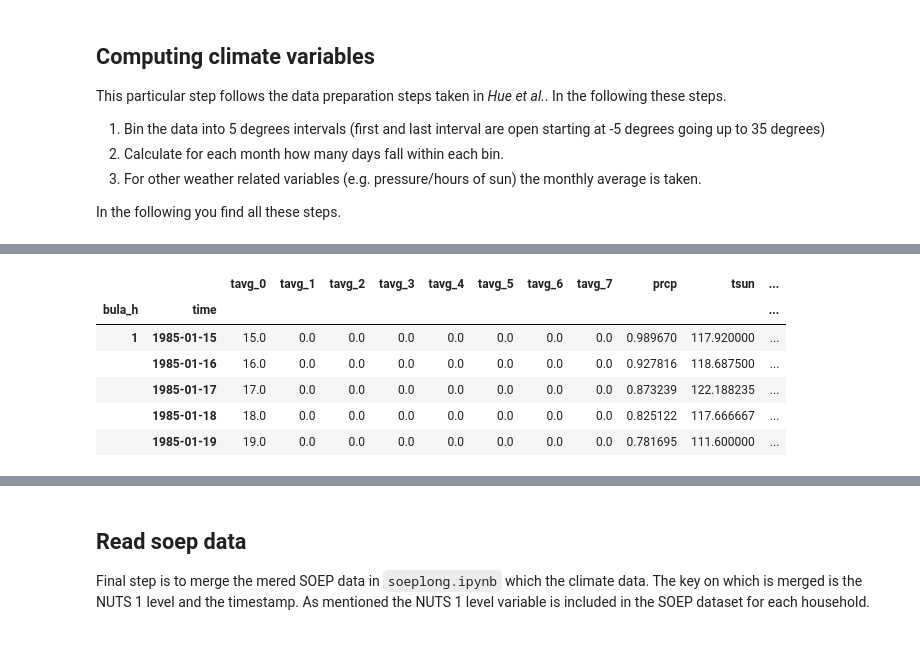
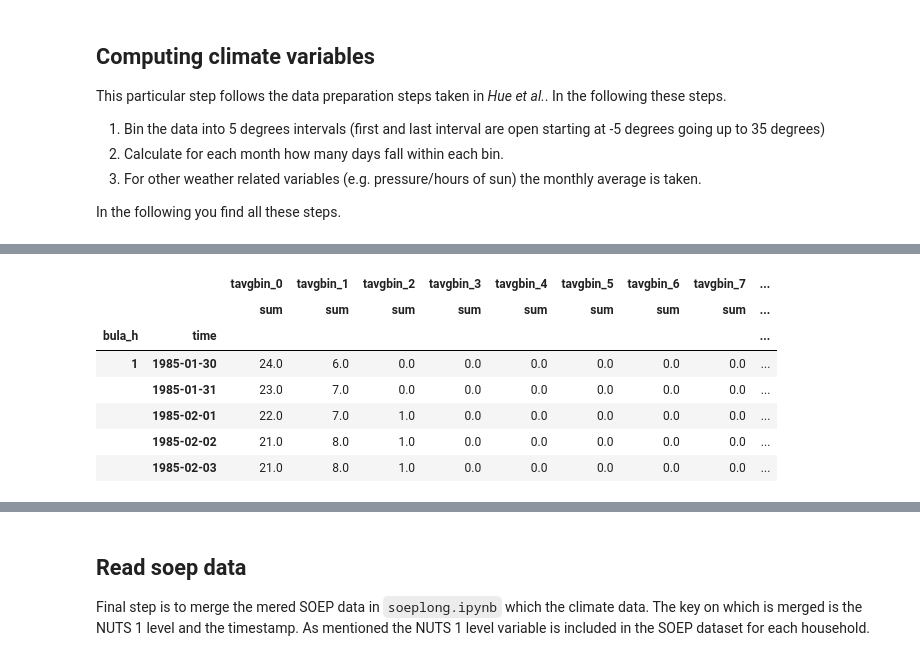
Before and after one commit to marcosousapoza/swb-temperature, a Jupyter notebook: weathermerge.ipynb, the cells around one changed output, grey strips where cells are left out. Saved outputs shown, nothing was run; the diff lists cells and outputs as text; code cells hidden in the pictures.

```diff
--- a/weathermerge.ipynb
+++ b/weathermerge.ipynb
@@ -71,7 +71,6 @@ In the following you find all these steps.
 # binning the data into 5 degree intervals
 bins = [-float('inf')]+[x for x in range(0, 31, 5)]+[float('inf')]
 labels = [x for x in range(len(bins)-1)]
-weather['tavg'] = pd.cut(weather['tavg'], bins, labels=labels)
-weather['tmax'] = pd.cut(weather['tmax'], bins, labels=labels)
+weather['tavgbin'] = pd.cut(weather['tavg'], bins, labels=labels)
 weather.head()
 # %% [output]
@@ -84,8 +83,7 @@ weather.head()
 # %%
 # calculate for each month how many days fall within each month
-dummies1 = pd.get_dummies(weather[['tavg']]) # explodes the interal column
-dummies2 = pd.get_dummies(weather[['tmax']]) # explodes the interal column
-weather = pd.concat([weather, dummies1, dummies2], axis=1)
+dummies1 = pd.get_dummies(weather[['tavgbin']]) # explodes the interal column
+weather = pd.concat([weather, dummies1], axis=1)
 weather.set_index('time', inplace=True)
 weather.head()
 # %% [output]
@@ -100,20 +97,23 @@ weather.head()
 # %%
 # applying the counter for each month and calculating the average for the other clim. vars.
-
 weather:pd.DataFrame
 
 # define for which column what aggregation function is used
-aggs = {f"tavg_{x}":np.sum for x in range(0, 8)}
+aggs = {f"tavgbin_{x}":np.sum for x in range(0, 8)}
 aggs['prcp'], aggs['tsun'], aggs['wspd'], aggs['pres'], aggs['snow'] = (np.mean for i in range(5))
+aggs['tavg'] = [np.std, np.mean]
 
 # aggregate by month
-weather = weather.groupby('bula_h').rolling('30D', min_periods=15).agg(aggs).dropna()
+weather = weather.groupby('bula_h').rolling('30D', min_periods=30).agg(aggs).dropna()
+
+weather.rename({'tavg':'tavg_std'}, axis=1)
 weather.head()
 # %% [output]
-|  |  | tavg_0 | tavg_1 | tavg_2 | tavg_3 | tavg_4 | tavg_5 | tavg_6 | tavg_7 | prcp | tsun | ... |
-| bula_h | time |  |  |  |  |  |  |  |  |  |  | ... |
-| 1 | 1985-01-15 | 15.0 | 0.0 | 0.0 | 0.0 | 0.0 | 0.0 | 0.0 | 0.0 | 0.989670 | 117.920000 | ... |
-|  | 1985-01-16 | 16.0 | 0.0 | 0.0 | 0.0 | 0.0 | 0.0 | 0.0 | 0.0 | 0.927816 | 118.687500 | ... |
-|  | 1985-01-17 | 17.0 | 0.0 | 0.0 | 0.0 | 0.0 | 0.0 | 0.0 | 0.0 | 0.873239 | 122.188235 | ... |
-|  | 1985-01-18 | 18.0 | 0.0 | 0.0 | 0.0 | 0.0 | 0.0 | 0.0 | 0.0 | 0.825122 | 117.666667 | ... |
-|  | 1985-01-19 | 19.0 | 0.0 | 0.0 | 0.0 | 0.0 | 0.0 | 0.0 | 0.0 | 0.781695 | 111.600000 | ... |
+|  |  | tavgbin_0 | tavgbin_1 | tavgbin_2 | tavgbin_3 | tavgbin_4 | tavgbin_5 | tavgbin_6 | tavgbin_7 | ... |
+|  |  | sum | sum | sum | sum | sum | sum | sum | sum | ... |
+| bula_h | time |  |  |  |  |  |  |  |  | ... |
+| 1 | 1985-01-30 | 24.0 | 6.0 | 0.0 | 0.0 | 0.0 | 0.0 | 0.0 | 0.0 | ... |
+|  | 1985-01-31 | 23.0 | 7.0 | 0.0 | 0.0 | 0.0 | 0.0 | 0.0 | 0.0 | ... |
+|  | 1985-02-01 | 22.0 | 7.0 | 1.0 | 0.0 | 0.0 | 0.0 | 0.0 | 0.0 | ... |
+|  | 1985-02-02 | 21.0 | 8.0 | 1.0 | 0.0 | 0.0 | 0.0 | 0.0 | 0.0 | ... |
+|  | 1985-02-03 | 21.0 | 8.0 | 1.0 | 0.0 | 0.0 | 0.0 | 0.0 | 0.0 | ... |
```
Also changed, not shown: parts of 5 cells of this notebook, 4 other files.
